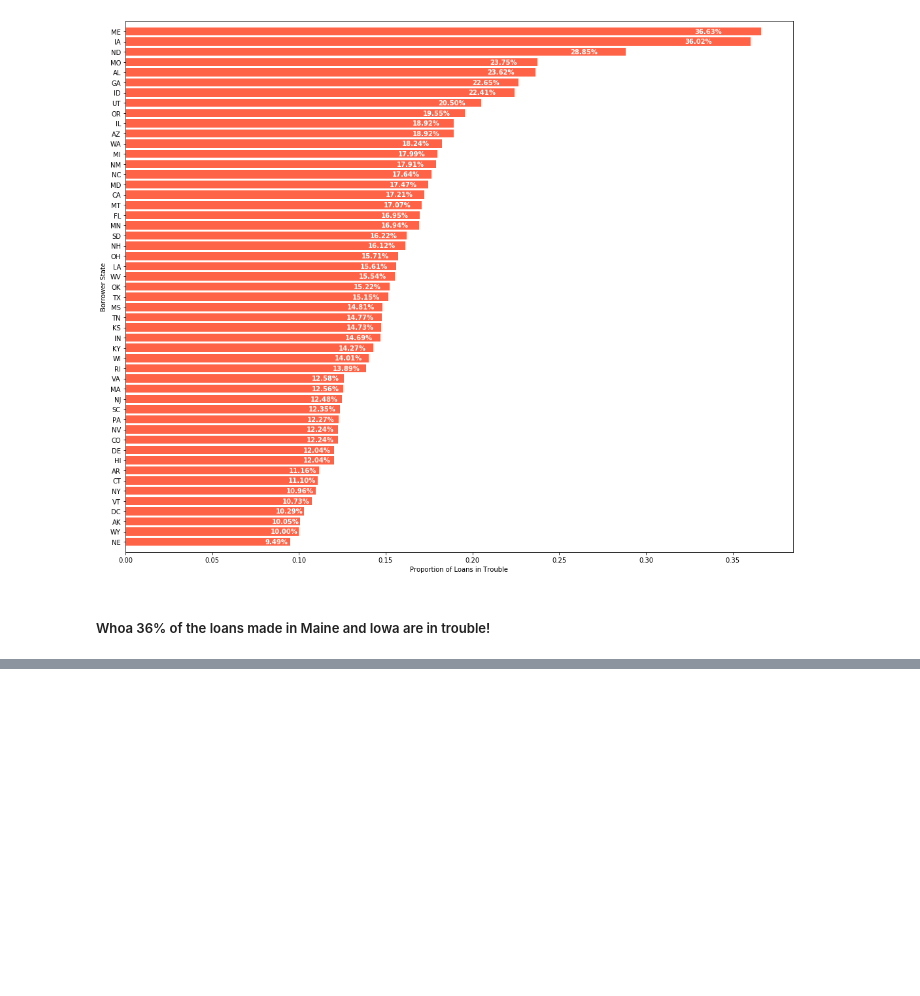
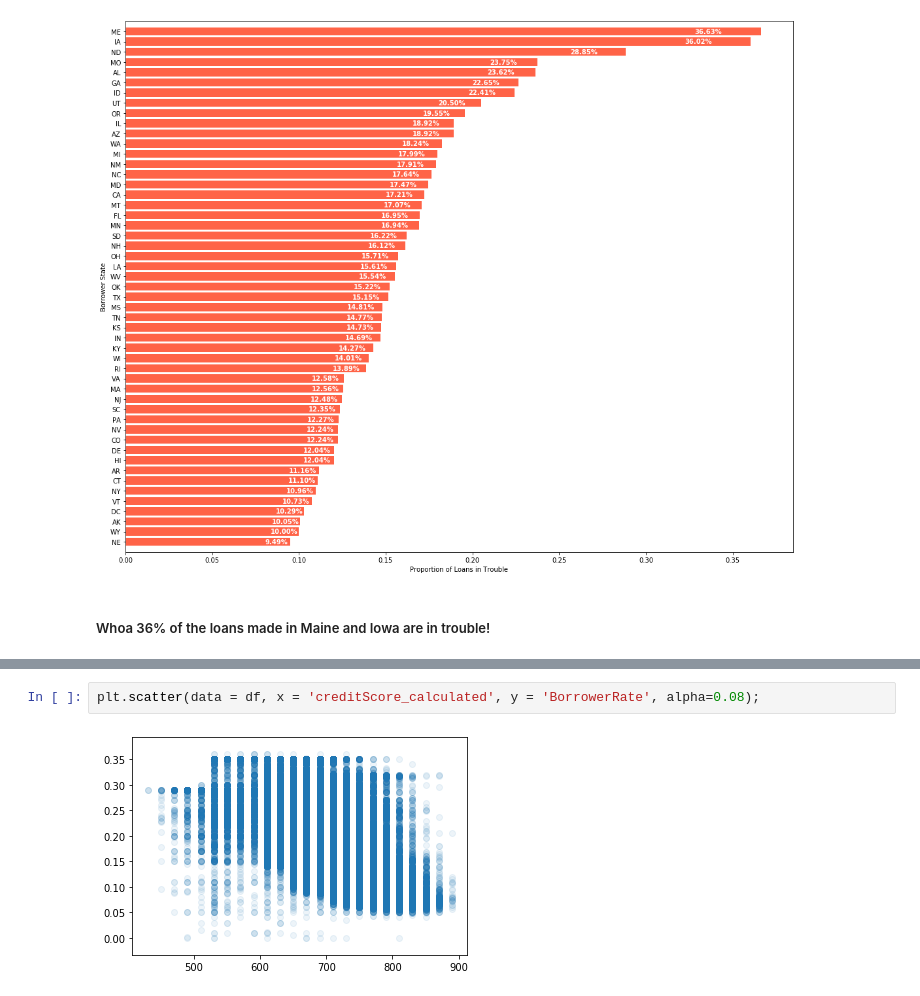
Before and after one commit to Dee-Dua/prosper-loans, a Jupyter notebook: exploration_template.ipynb, the cells around one changed output, grey strips where cells are left out. Drawn from its saved outputs; the diff is of its cells as text; blank space fills up the shorter version.

```diff
--- a/exploration_template.ipynb
+++ b/exploration_template.ipynb
@@ -558,0 +645,4 @@ plt.legend(cat2_order);
+# %%
+plt.scatter(data = df, x = 'creditScore_calculated', y = 'BorrowerRate', alpha=0.08);
+# %% [output]
+[figure, added]
```
Also changed, not shown: parts of 29 cells of this notebook.
